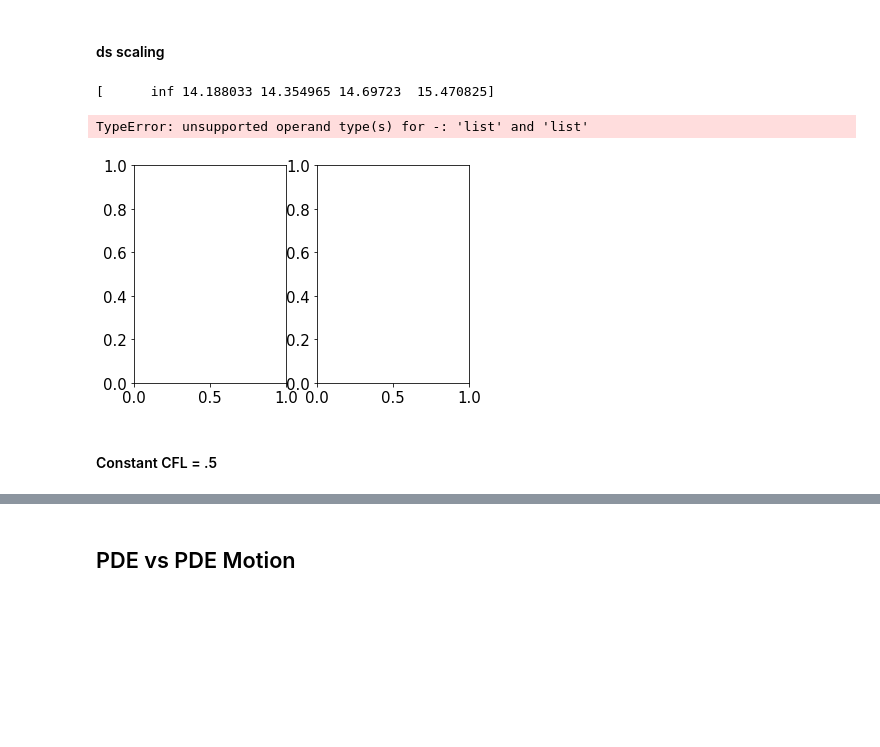
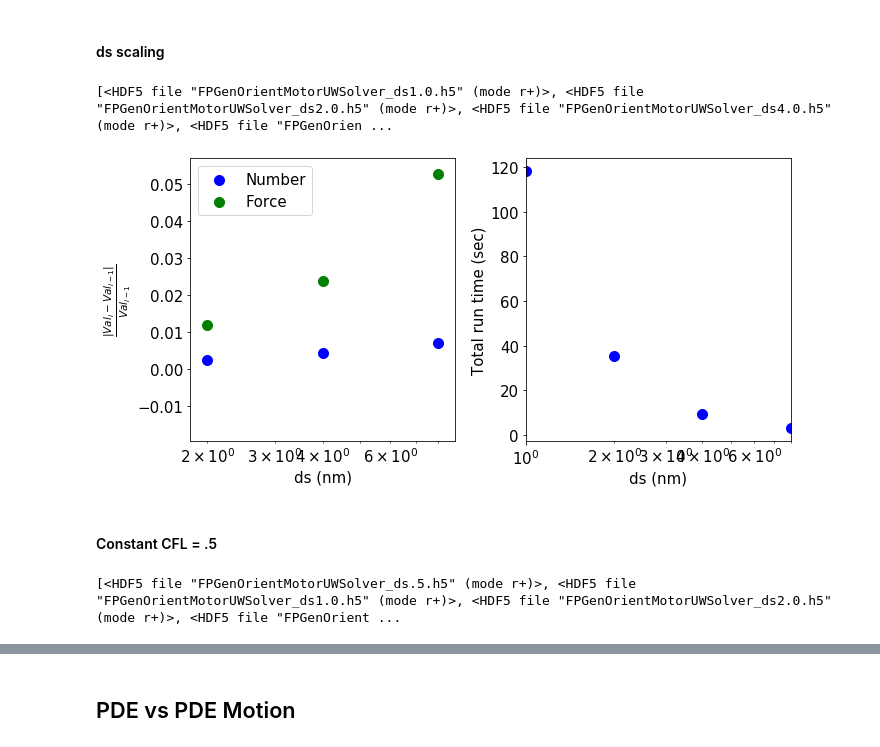
Before and after one commit to lamsoa729/FoXlink, a Jupyter notebook: notebooks/comparison_graphs.ipynb, the cells around one changed output, grey strips where cells are left out. Saved outputs shown, nothing was run; the diff lists cells and outputs as text; code cells hidden in the pictures; blank space fills up the shorter version.

Commit message:
New ME and PDE comparison tests

```diff
--- a/notebooks/comparison_graphs.ipynb
+++ b/notebooks/comparison_graphs.ipynb
@@ -20,3 +23,16 @@ from foxlink.stylelib.ase1_styles import ase1_runs_stl, ase1_sims_stl
+# %%
+def get_yaml_param_val(param):
+    def get_yaml_param_val_clsr(h5_data):
+        yaml_dict = yaml.safe_load(h5_data.attrs['params'])
+        return yaml_dict[param]
+    return get_yaml_param_val_clsr
+
+def get_sorted_h5_data(data_dir, param):
+    #PDE_data_dir = Path("../tests/integration_tests/PDE_stat_compare/convergence/dt_test/")
+    h5_data_lst = [h5py.File(f) for f in Path(data_dir).glob('*.h5')]
+    h5_data_lst.sort(key=get_yaml_param_val(param))
+    print(h5_data_lst)
+    return h5_data_lst
 # %% [markdown]
 # Graphing functions
 # %%
@@ -337,3 +391,5 @@ PDE_compare_graph_vs_time(fig, axarr, PDE_antipara_ds1, PDE_antipara_ds_5, label
 ### Convergence (antiparallel)
 # %% [markdown]
 #### dt scaling
+# %%
+h5_dt_data_lst = get_sorted_h5_data("../tests/integration_tests/PDE_stat_compare/convergence/dt_test/", 'dt')
@@ -339,0 +398,19 @@ PDE_compare_graph_vs_time(fig, axarr, PDE_antipara_ds1, PDE_antipara_ds_5, label
+# %%
+param_val_arr = [get_yaml_param_val('dt')(h5_data) for h5_data in h5_dt_data_lst]
+xlink_num_arr = []
+force_val_arr = []
+runtime_arr = []
+
+for h5_data in h5_dt_data_lst:
+    xlink_num_arr +=[h5_data['Analysis/XL_analysis/zeroth_moment'][-1]]
+    force_val_arr += [np.linalg.norm(h5_data['Interaction_data/force_data'][-2,0,:])]
+    runtime_arr +=[h5_data.attrs['run_time']]
+
+xlink_num_arr = np.asarray(xlink_num_arr)
+force_val_arr = np.asarray(force_val_arr)
+print(param_val_arr)
+print(runtime_arr)
+
+fig, axarr = plt.subplots(1,2, figsize=(10,5))
+FPE_steady_state_converge_test(fig, axarr, param_val_arr, xlink_num_arr, force_val_arr, runtime_arr, xlabel='dt (sec)')
+plt.tight_layout()
@@ -348,21 +423,28 @@ PDE_h5_arr = [h5py.File(Path("../tests/integration_tests/PDE_stat_compare/conver
+# %%
+PDE_h5_arr = get_sorted_h5_data("../tests/integration_tests/PDE_stat_compare/convergence/ds_test/", 'ds')
+# %% [output]
+[<HDF5 file "FPGenOrientMotorUWSolver_ds1.0.h5" (mode r+)>, <HDF5 file "FPGenOrientMotorUWSolver_ds2.0.h5" (mode r+)>, <HDF5 file "FPGenOrientMotorUWSolver_ds4.0.h5" (mode r+)>, <HDF5 file "FPGenOrien ...
 # %%
-param_val_arr = [.5, 1.0, 2.0, 4.0, 8.0]
+plt.style.use(ase1_runs_stl)
+param_val_arr = [1.0, 2.0, 4.0, 8.0]
 xlink_num_arr = []
 force_val_arr = []
 runtime_arr = []
 for h5_data in PDE_h5_arr:
     xlink_num_arr +=[h5_data['Analysis/XL_analysis/zeroth_moment'][-1]]
     force_val_arr += [np.linalg.norm(h5_data['Interaction_data/force_data'][-2,0,:])]
     runtime_arr +=[h5_data.attrs['run_time']]
 xlink_num_arr = np.asarray(xlink_num_arr)
 force_val_arr = np.asarray(force_val_arr)
-print(force_val_arr)
 
-fig, axarr = plt.subplots(1,2)
-FPE_steady_state_converge_test(fig, axarr, param_val_arr, xlink_num_arr, force_val_arr, runtime_arr)
+fig, axarr = plt.subplots(1,2, figsize=(10,5))
+FPE_steady_state_converge_test(fig, axarr, param_val_arr, xlink_num_arr, force_val_arr, runtime_arr, xlabel='ds (nm)')
+plt.tight_layout()
 # %% [output]
-[      inf 14.188033 14.354965 14.69723  15.470825]
-TypeError: unsupported operand type(s) for -: 'list' and 'list'
-[figure, old version]
+[figure, new version]
 # %% [markdown]
 #### Constant CFL = .5
+# %%
+h5_CFL_data_lst = get_sorted_h5_data("../tests/integration_tests/PDE_stat_compare/convergence/const_CFL_test/", 'ds')
+# %% [output]
+[<HDF5 file "FPGenOrientMotorUWSolver_ds.5.h5" (mode r+)>, <HDF5 file "FPGenOrientMotorUWSolver_ds1.0.h5" (mode r+)>, <HDF5 file "FPGenOrientMotorUWSolver_ds2.0.h5" (mode r+)>, <HDF5 file "FPGenOrient ...
```
Also changed, not shown: parts of 24 cells of this notebook, 17 other files.
